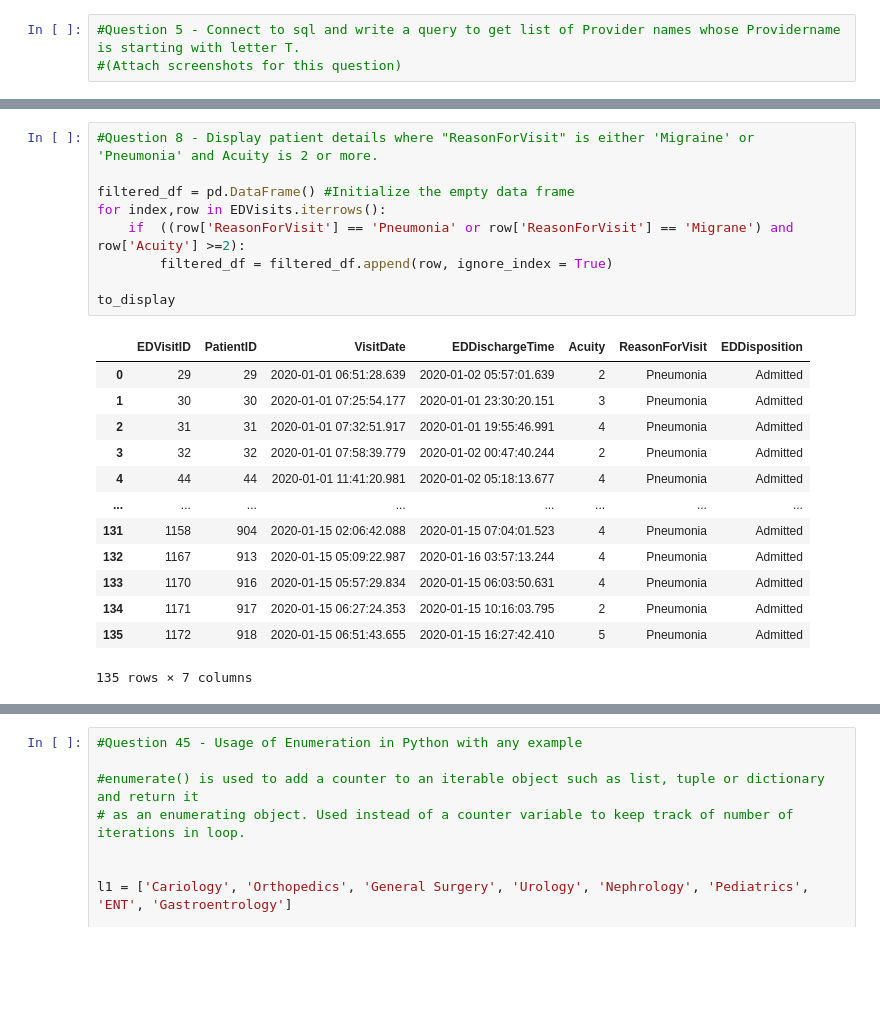
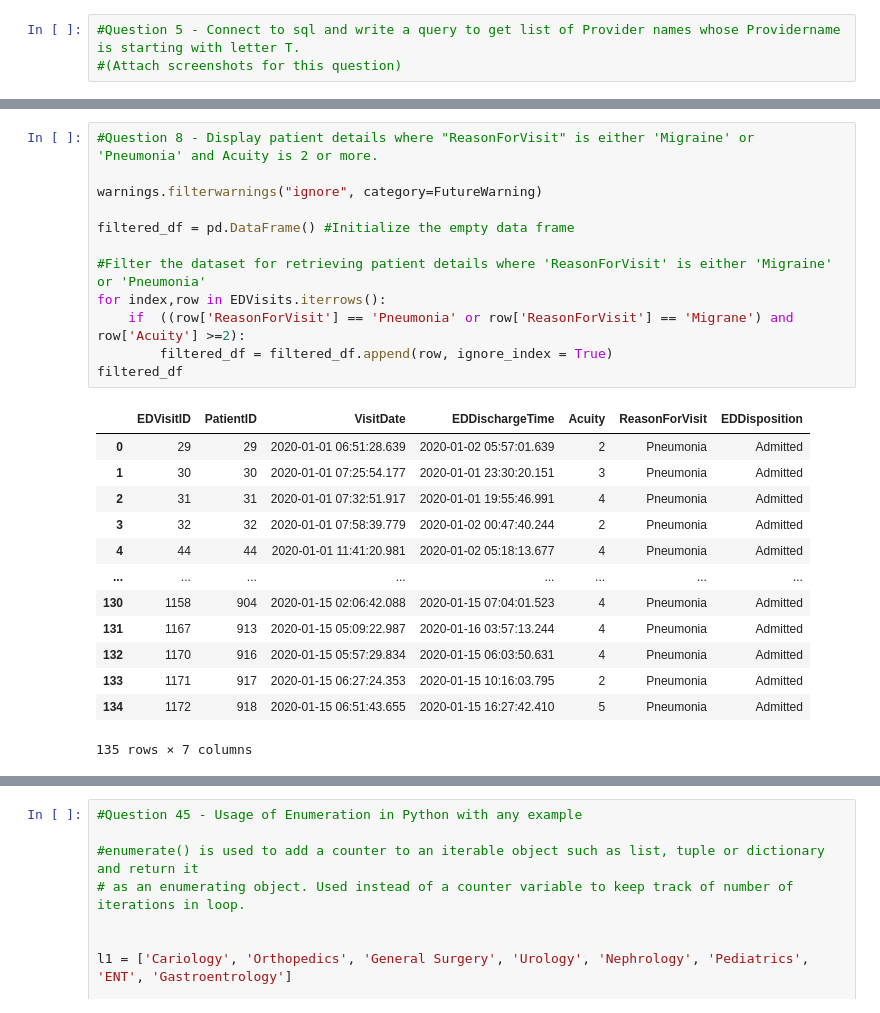
Before and after one commit to akilarvn/Python-Hackathon, a Jupyter notebook: DataEagles_FinalQuestions.ipynb, the cells around one changed output, grey strips where cells are left out. Saved outputs shown, nothing was run; the diff lists cells and outputs as text; blank space fills up the shorter version.

```diff
--- a/DataEagles_FinalQuestions.ipynb
+++ b/DataEagles_FinalQuestions.ipynb
@@ -113,25 +116,28 @@ plt.show()
 # %%
 #Question 8 - Display patient details where "ReasonForVisit" is either 'Migraine' or 'Pneumonia' and Acuity is 2 or more.
 
+warnings.filterwarnings("ignore", category=FutureWarning)
+
 filtered_df = pd.DataFrame() #Initialize the empty data frame
+
+#Filter the dataset for retrieving patient details where 'ReasonForVisit' is either 'Migraine' or 'Pneumonia'
 for index,row in EDVisits.iterrows():
     if  ((row['ReasonForVisit'] == 'Pneumonia' or row['ReasonForVisit'] == 'Migrane') and row['Acuity'] >=2):
         filtered_df = filtered_df.append(row, ignore_index = True)
-
-to_display
+filtered_df
 # %% [output]
 |  | EDVisitID | PatientID | VisitDate | EDDischargeTime | Acuity | ReasonForVisit | EDDisposition |
 | 0 | 29 | 29 | 2020-01-01 06:51:28.639 | 2020-01-02 05:57:01.639 | 2 | Pneumonia | Admitted |
 | 1 | 30 | 30 | 2020-01-01 07:25:54.177 | 2020-01-01 23:30:20.151 | 3 | Pneumonia | Admitted |
 | 2 | 31 | 31 | 2020-01-01 07:32:51.917 | 2020-01-01 19:55:46.991 | 4 | Pneumonia | Admitted |
 | 3 | 32 | 32 | 2020-01-01 07:58:39.779 | 2020-01-02 00:47:40.244 | 2 | Pneumonia | Admitted |
 | 4 | 44 | 44 | 2020-01-01 11:41:20.981 | 2020-01-02 05:18:13.677 | 4 | Pneumonia | Admitted |
 | ... | ... | ... | ... | ... | ... | ... | ... |
-| 131 | 1158 | 904 | 2020-01-15 02:06:42.088 | 2020-01-15 07:04:01.523 | 4 | Pneumonia | Admitted |
-| 132 | 1167 | 913 | 2020-01-15 05:09:22.987 | 2020-01-16 03:57:13.244 | 4 | Pneumonia | Admitted |
-| 133 | 1170 | 916 | 2020-01-15 05:57:29.834 | 2020-01-15 06:03:50.631 | 4 | Pneumonia | Admitted |
-| 134 | 1171 | 917 | 2020-01-15 06:27:24.353 | 2020-01-15 10:16:03.795 | 2 | Pneumonia | Admitted |
-| 135 | 1172 | 918 | 2020-01-15 06:51:43.655 | 2020-01-15 16:27:42.410 | 5 | Pneumonia | Admitted |
+| 130 | 1158 | 904 | 2020-01-15 02:06:42.088 | 2020-01-15 07:04:01.523 | 4 | Pneumonia | Admitted |
+| 131 | 1167 | 913 | 2020-01-15 05:09:22.987 | 2020-01-16 03:57:13.244 | 4 | Pneumonia | Admitted |
+| 132 | 1170 | 916 | 2020-01-15 05:57:29.834 | 2020-01-15 06:03:50.631 | 4 | Pneumonia | Admitted |
+| 133 | 1171 | 917 | 2020-01-15 06:27:24.353 | 2020-01-15 10:16:03.795 | 2 | Pneumonia | Admitted |
+| 134 | 1172 | 918 | 2020-01-15 06:51:43.655 | 2020-01-15 16:27:42.410 | 5 | Pneumonia | Admitted |
 135 rows × 7 columns
 # %%
 #Question 9 - "Using numpy functions, multiply the following arrays
```
Also changed, not shown: parts of 82 cells of this notebook.
